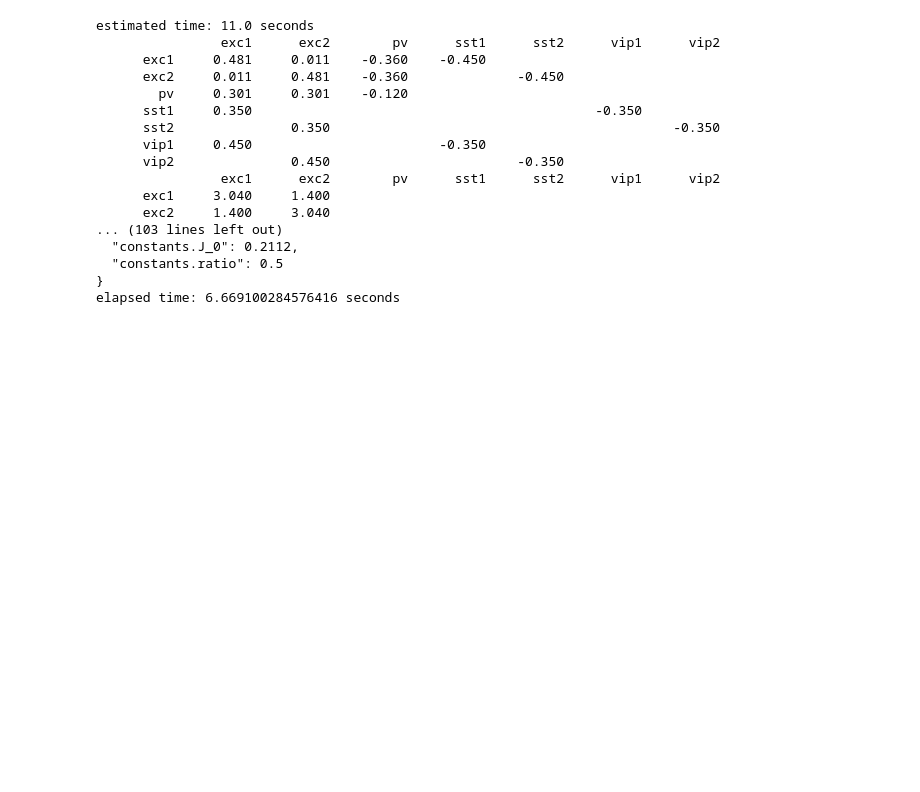
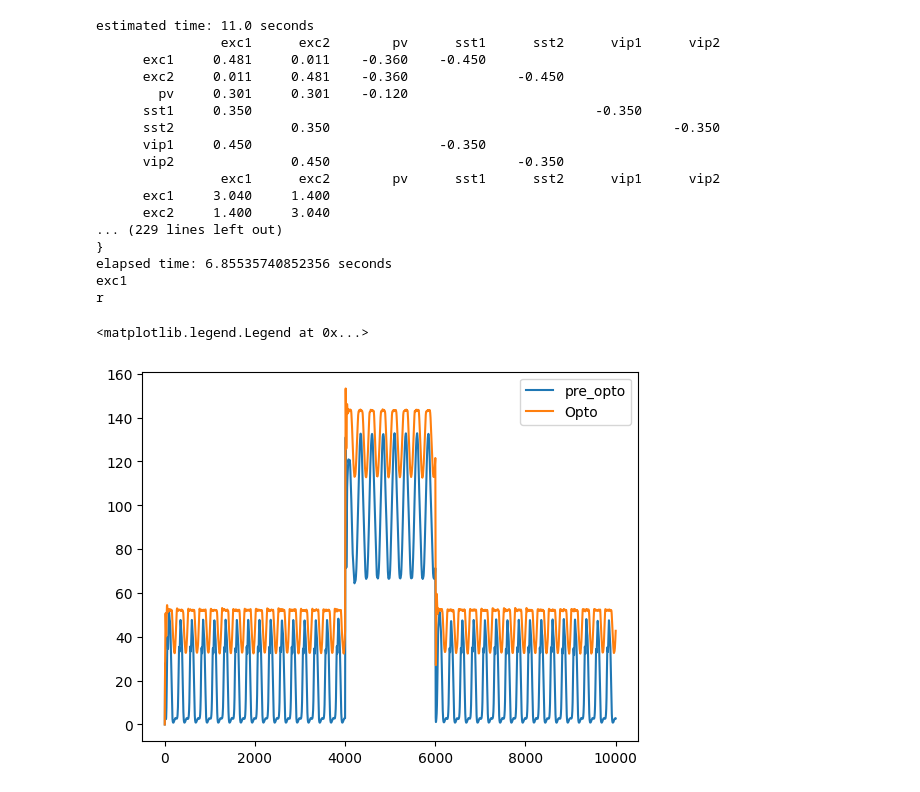
Before and after one commit to pooyaalavian/neural-simulation, a Jupyter notebook: Mystart.ipynb, the cells around one changed output. Cells and saved outputs as stored; diff of their text form; code cells hidden in the pictures; blank space fills up the shorter version.

```diff
--- a/Mystart.ipynb
+++ b/Mystart.ipynb
@@ -61,15 +64,37 @@ def run(t_end, changes = {}, *, dt=0.001, path:Path=None):
     t_end = time.time()
     print(f'elapsed time: {t_end - t_start} seconds')
     return t, list(map(toState, res))
+# %%
+def get_trace( address, t: np.array, res: list[ModelBase], t_start, t_end):
+    _t = np.where((t >= t_start) & (t <= t_end))
+    idx_start = _t[0][0]
+    idx_end = _t[0][-1]
+    _res = res[idx_start:idx_end+1]
+    tmp = [x for x in _res]
+    for key in address.split('.'):
+        print(key)
+        tmp = [getattr(x, key) for x in tmp]
+    return np.array(tmp)
+# %%
+new_params = {"sst1.I_back.dc": 0.25,"sst2.I_back.dc": 0.25,
+                "vip1.I_back.type": "sin", "vip1.I_back.amplitude": 0.1,
+                "vip1.I_back.frequency": 4, "vip2.I_back.type": "sin",
+                "vip2.I_back.amplitude": 0.1, "vip2.I_back.frequency": 4,
+                "exc1.I_back.amplitude": 0., "exc1.I_back.frequency": 0,
+                "exc2.I_back.amplitude": 0.,"exc2.I_back.frequency": 0}
 # %%
-experiments = [{"sst1.I_back.dc": 0.2,"sst2.I_back.dc": 0.2, "constants.ratio":0.5}]
+experiments = [{"constants.ratio":0.0},{"constants.ratio":0.25}]
 if __name__ == '__main__':
-    exp = 'mystart_outputs'
+    exp = 'opto'
+    signals=[]
     for e in range(len(experiments)):
+        experiments[e].update(new_params)
         dt = datetime.now()
         folder = Path(f'img/{exp}/{dt.strftime("%Y-%m-%d")}/{dt.strftime("%H%M%S")}')
         folder.mkdir(parents=True)
         t, res = run(10, changes = experiments[e] , dt=0.001, path=folder)
+        trace = get_trace("exc1.r",t,res,t_start=0,t_end =10)
+        signals.append(trace)
         # exc1_r = np.array([x.exc1.r for x in res])
         # exc2_r = np.array([x.exc2.r for x in res])
         # pv_r = np.array([x.pv.r for x in res])
@@ -124,8 +149,15 @@ estimated time: 11.0 seconds
                 exc1      exc2        pv      sst1      sst2      vip1      vip2
       exc1     3.040     1.400
       exc2     1.400     3.040
-... (103 lines left out)
-  "constants.J_0": 0.2112,
-  "constants.ratio": 0.5
+... (229 lines left out)
 }
-elapsed time: 6.669100284576416 seconds
+elapsed time: 6.85535740852356 seconds
+exc1
+r
+# %%
+plt.plot(signals[0],label="pre_opto")
+plt.plot(signals[1],label="Opto")
+plt.legend()
+# %% [output]
+<matplotlib.legend.Legend at 0x...>
+[figure, added]
```
Also changed, not shown: parts of 4 cells of this notebook, 3 other files.
